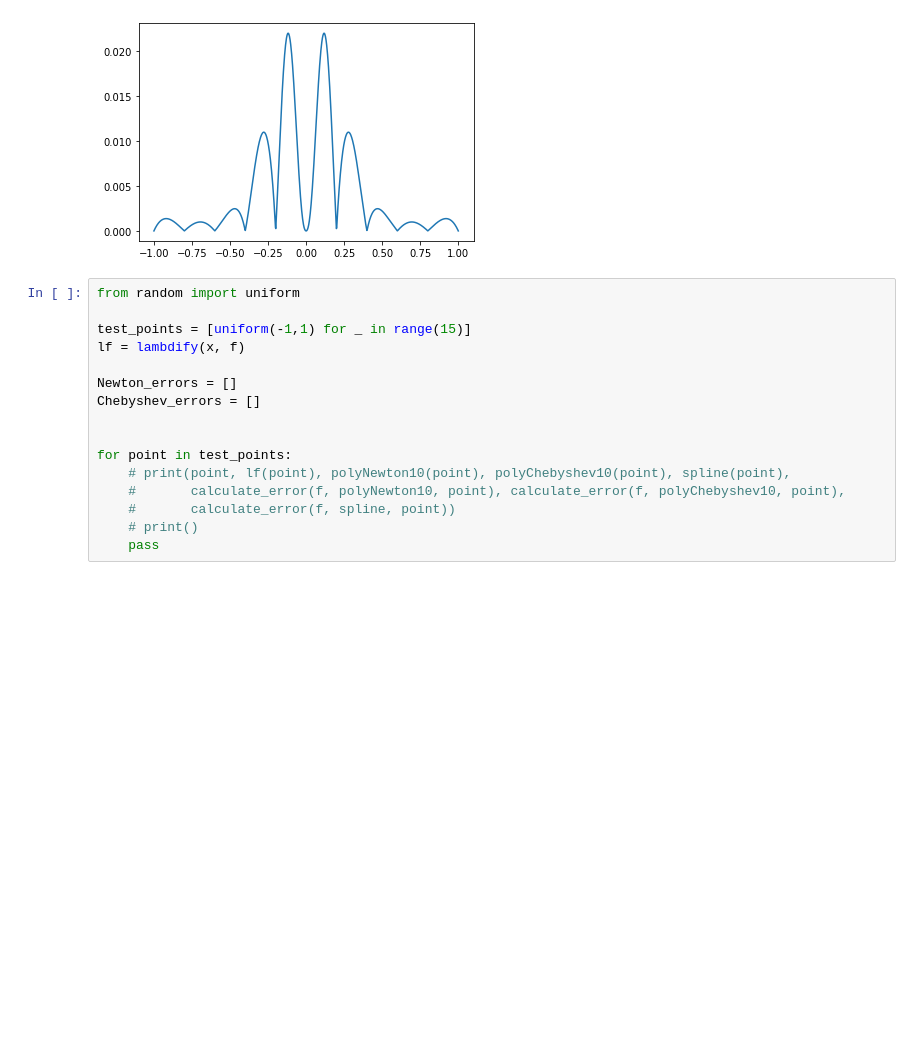
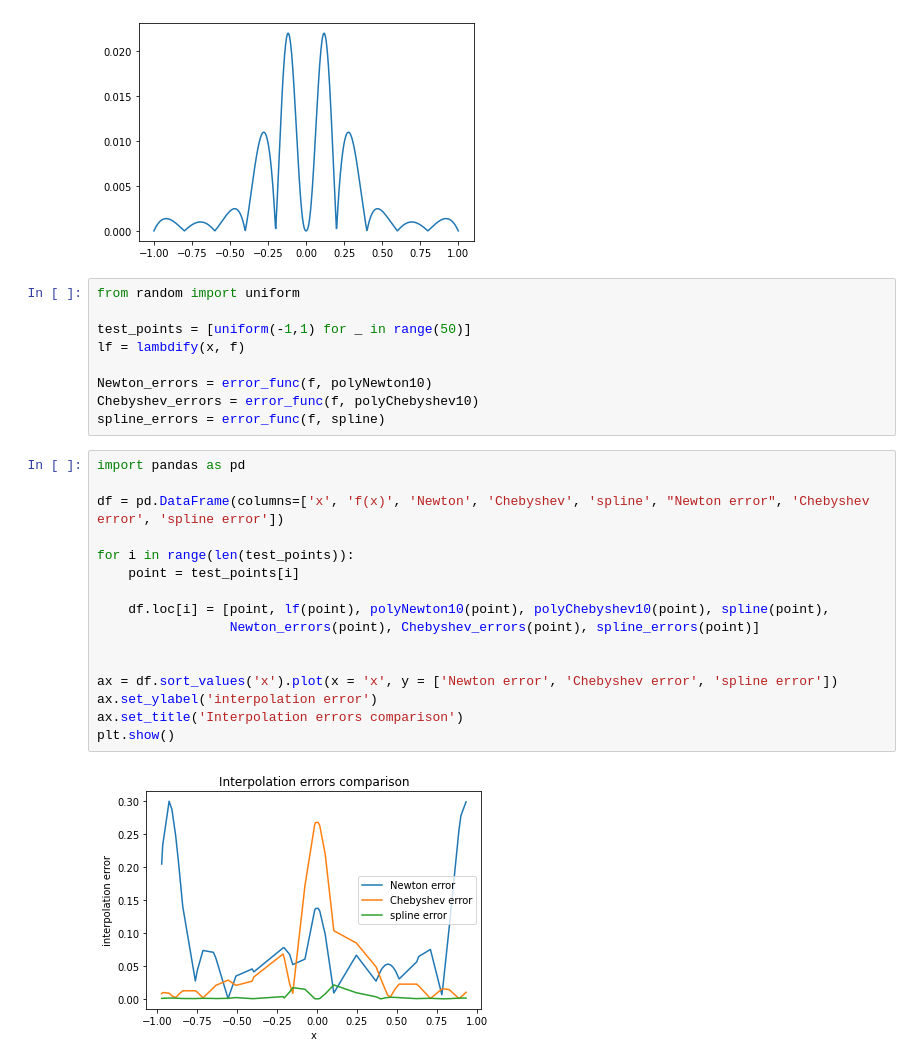
Before and after one commit to RysiekPrecikowski/MOwNiT, a Jupyter notebook: lab3.ipynb, the cells around one changed output. Saved outputs shown, nothing was run; the diff lists cells and outputs as text; blank space fills up the shorter version.

```diff
--- a/lab3.ipynb
+++ b/lab3.ipynb
@@ -120,16 +117,27 @@ plot_error_func(error_func(f,spline))
 # %%
 from random import uniform
 
-test_points = [uniform(-1,1) for _ in range(15)]
+test_points = [uniform(-1,1) for _ in range(50)]
 lf = lambdify(x, f)
 
-Newton_errors = []
-Chebyshev_errors = []
-
-
-for point in test_points:
-    # print(point, lf(point), polyNewton10(point), polyChebyshev10(point), spline(point),
-    #       calculate_error(f, polyNewton10, point), calculate_error(f, polyChebyshev10, point),
-    #       calculate_error(f, spline, point))
-    # print()
-    pass
+Newton_errors = error_func(f, polyNewton10)
+Chebyshev_errors = error_func(f, polyChebyshev10)
+spline_errors = error_func(f, spline)
+# %%
+import pandas as pd
+
+df = pd.DataFrame(columns=['x', 'f(x)', 'Newton', 'Chebyshev', 'spline', "Newton error", 'Chebyshev error', 'spline error'])
+
+for i in range(len(test_points)):
+    point = test_points[i]
+
+    df.loc[i] = [point, lf(point), polyNewton10(point), polyChebyshev10(point), spline(point),
+                 Newton_errors(point), Chebyshev_errors(point), spline_errors(point)]
+
+
+ax = df.sort_values('x').plot(x = 'x', y = ['Newton error', 'Chebyshev error', 'spline error'])
+ax.set_ylabel('interpolation error')
+ax.set_title('Interpolation errors comparison')
+plt.show()
+# %% [output]
+[figure, added]
```
Also changed, not shown: parts of 3 cells of this notebook.
